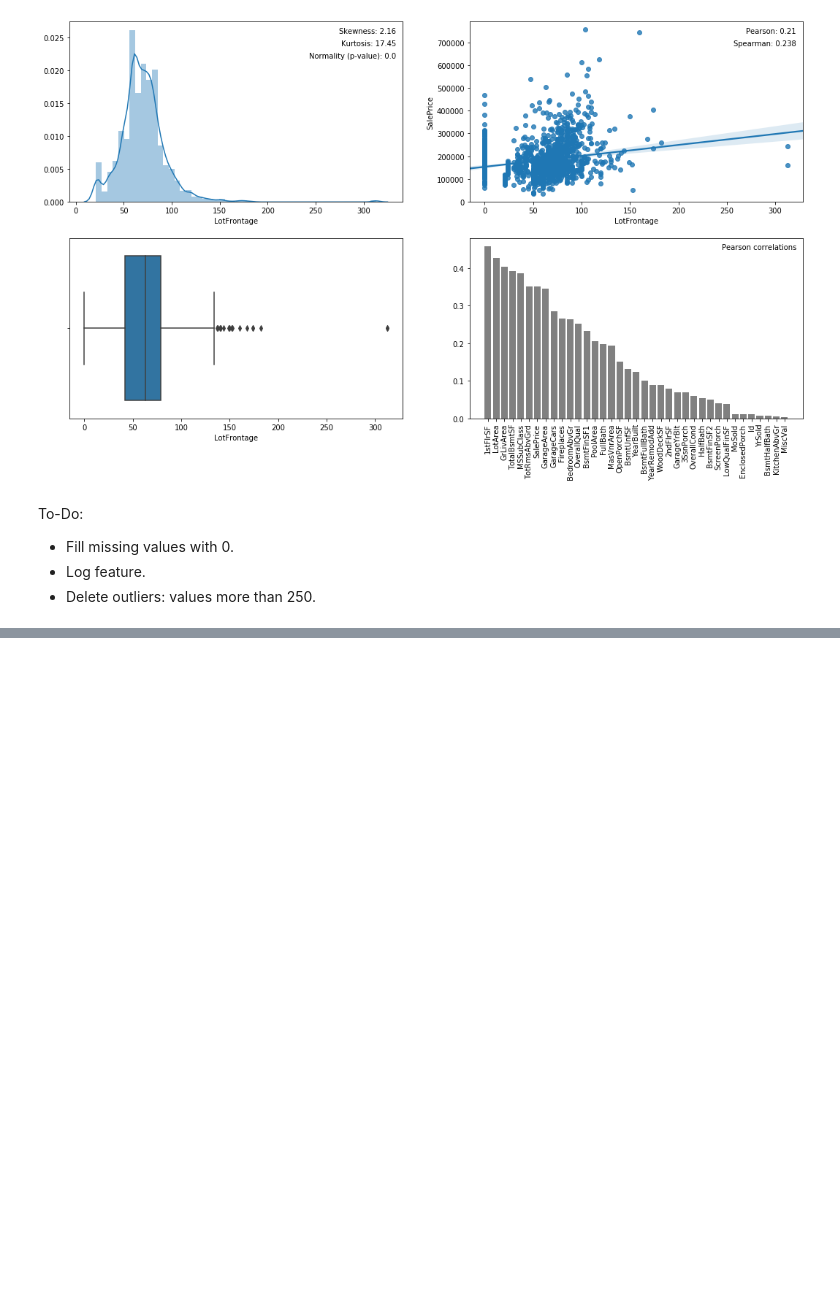
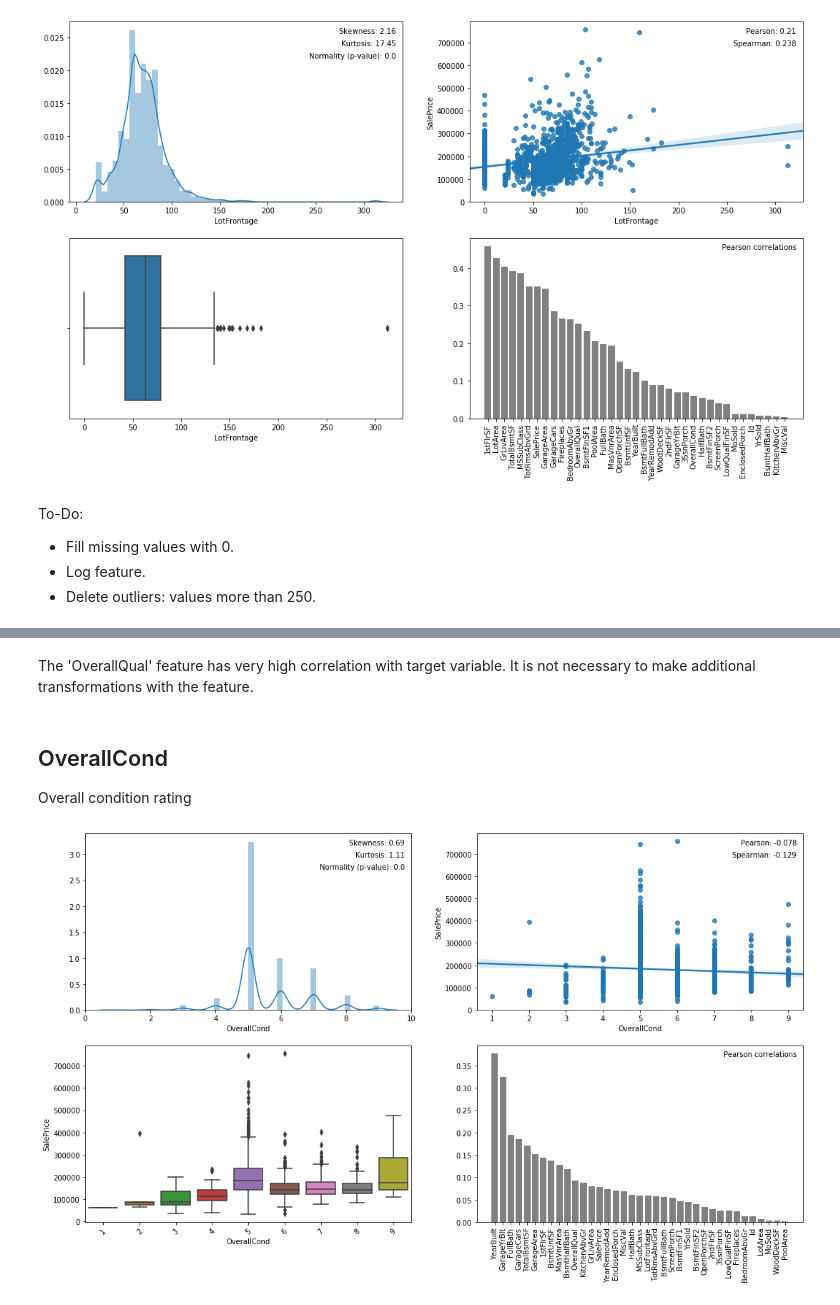
Before and after one commit to ignatl/housing_prices_competition, a Jupyter notebook: housing_prices_competition.ipynb, the cells around one changed output, grey strips where cells are left out. Drawn from its saved outputs; the diff is of its cells as text; code cells hidden in the pictures; blank space fills up the shorter version.

```diff
--- a/housing_prices_competition.ipynb
+++ b/housing_prices_competition.ipynb
@@ -206,0 +195,9 @@ To-Do:
+# %% [markdown]
+The 'OverallQual' feature has very high correlation with target variable. It is not necessary to make additional transformations with the feature.
+# %% [markdown]
+## OverallCond
+Overall condition rating
+# %%
+exploratory_analysis('OverallCond', 'SalePrice', df)
+# %% [output]
+[figure, added]
```
Also changed, not shown: parts of 106 cells of this notebook.
